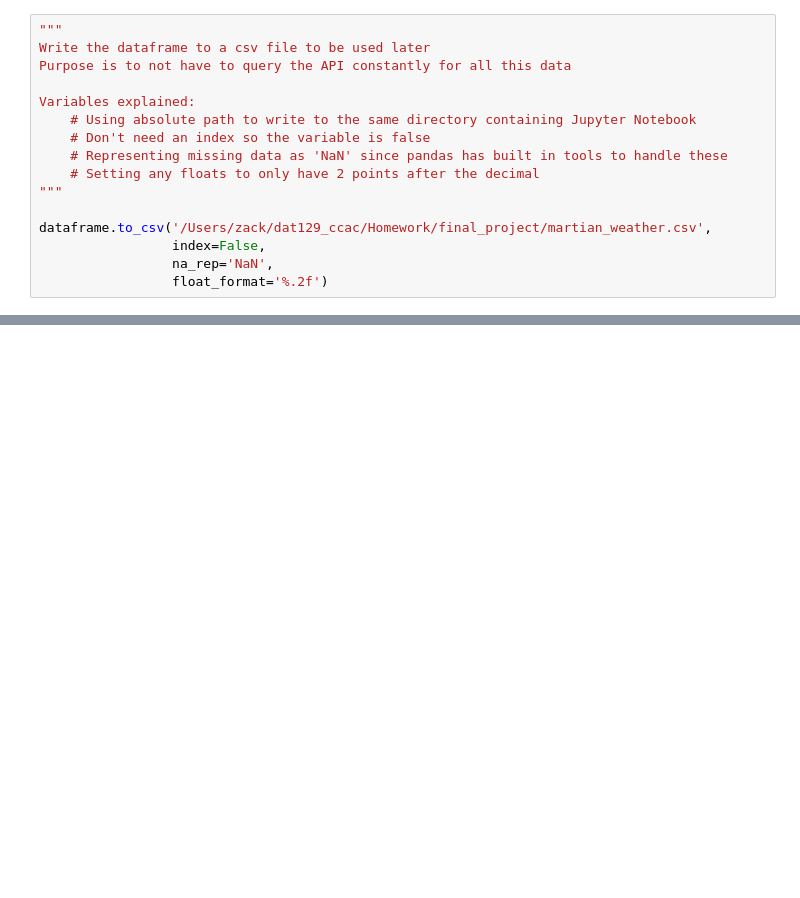
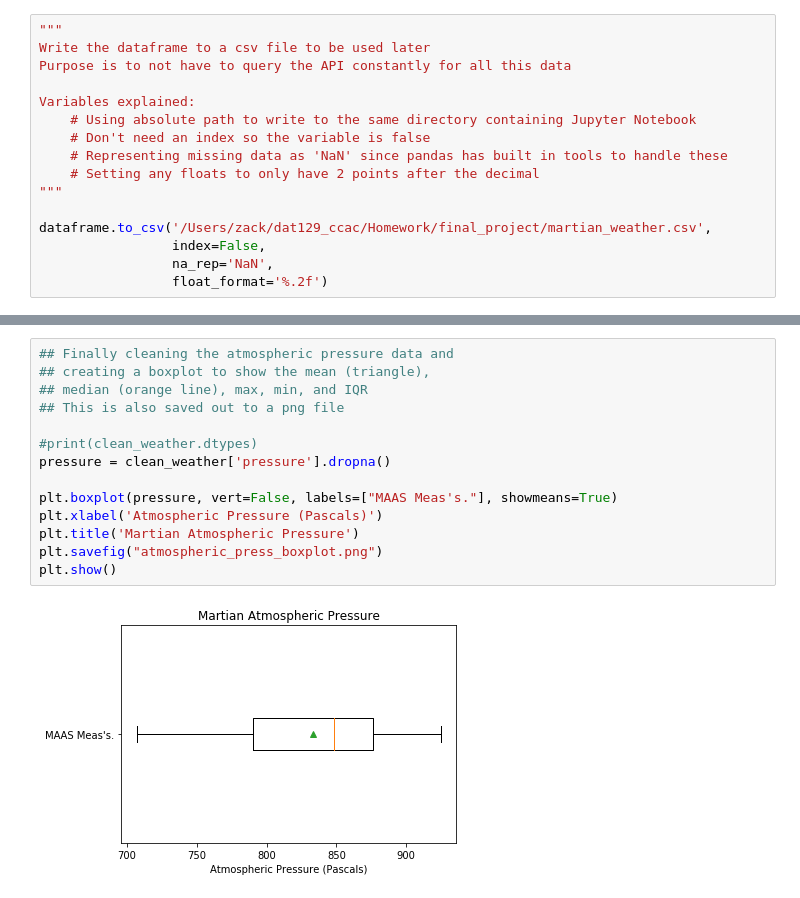
Before and after one commit to zachary-trozenski/dat129_ccac, a Jupyter notebook: Homework/final_project/Final_Project_DAT_129.ipynb, the cells around one changed output, grey strips where cells are left out. Cells and saved outputs as stored; diff of their text form; blank space fills up the shorter version.

```diff
--- a/Homework/final_project/Final_Project_DAT_129.ipynb
+++ b/Homework/final_project/Final_Project_DAT_129.ipynb
@@ -154,0 +151,16 @@ weather_df.head()
+# %%
+## Finally cleaning the atmospheric pressure data and
+## creating a boxplot to show the mean (triangle),
+## median (orange line), max, min, and IQR
+## This is also saved out to a png file
+
+#print(clean_weather.dtypes)
+pressure = clean_weather['pressure'].dropna()
+
+plt.boxplot(pressure, vert=False, labels=["MAAS Meas's."], showmeans=True)
+plt.xlabel('Atmospheric Pressure (Pascals)')
+plt.title('Martian Atmospheric Pressure')
+plt.savefig("atmospheric_press_boxplot.png")
+plt.show()
+# %% [output]
+[figure, added]
```
Also changed, not shown: parts of 6 cells of this notebook, 4 other files.
